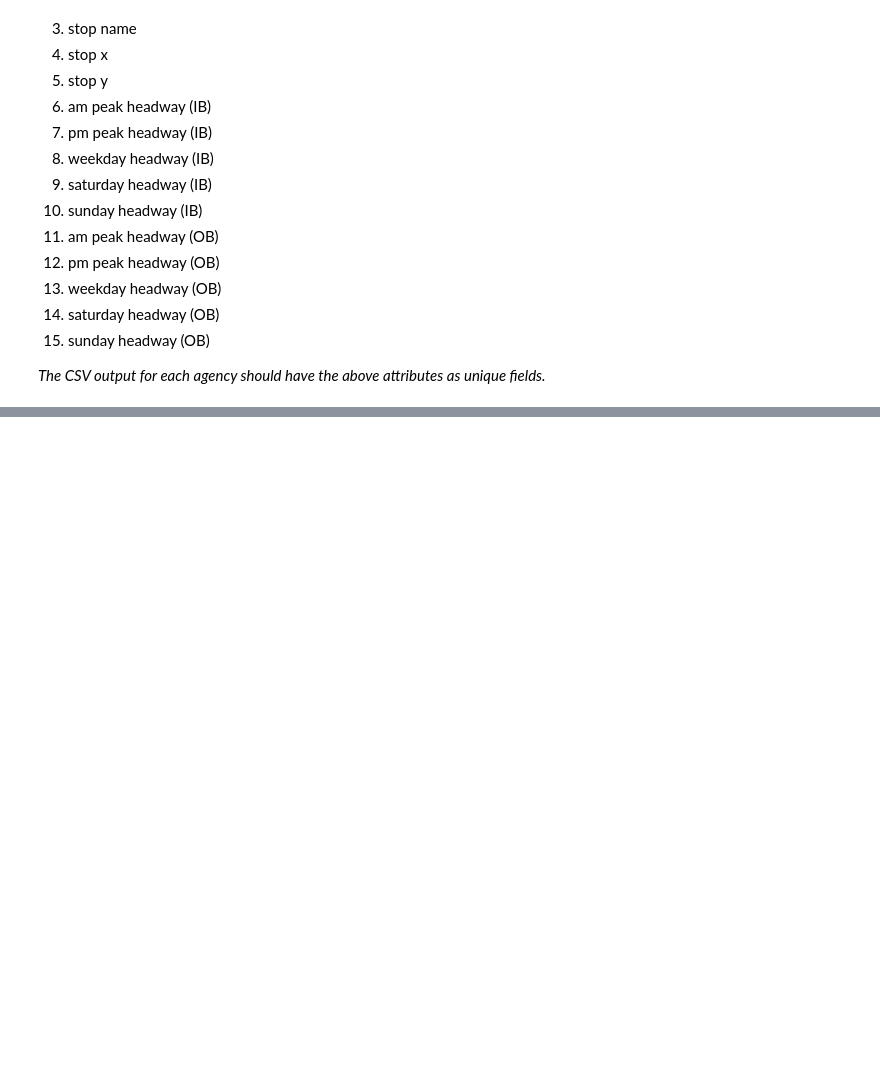
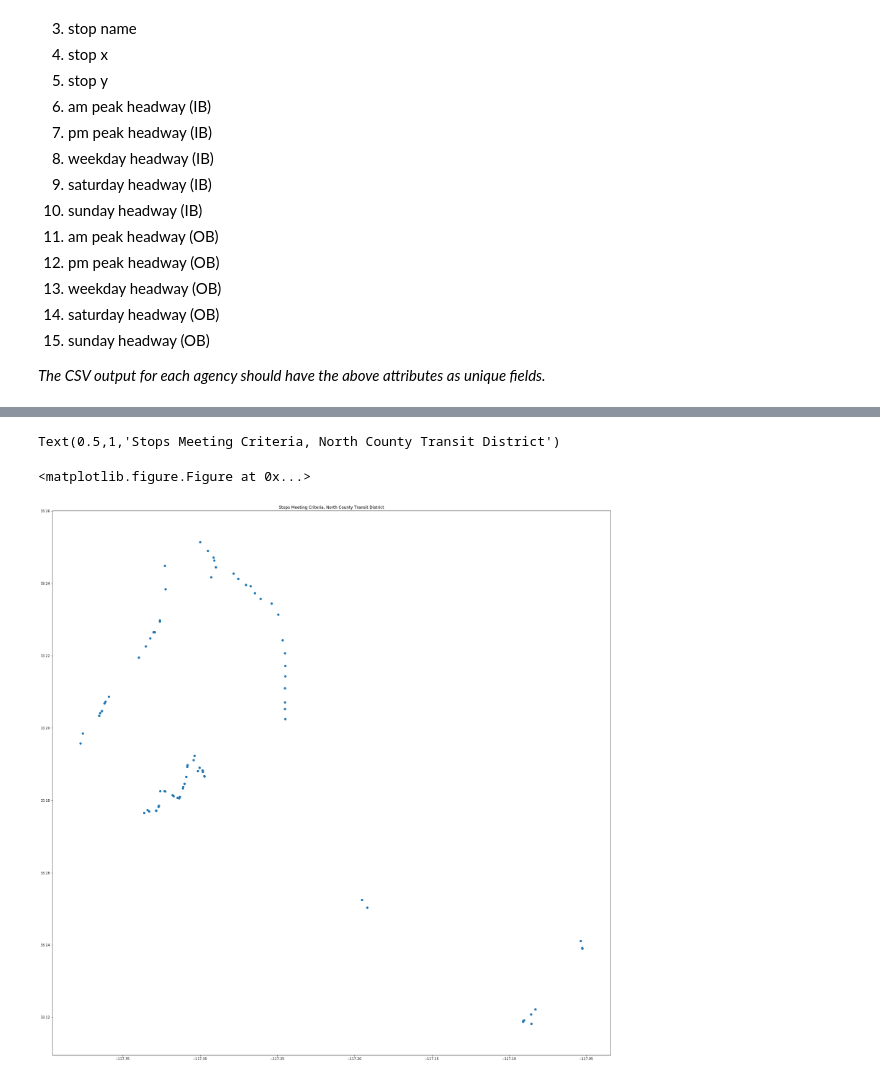
Before and after one commit to simonhochberg/eight-two-seven, a Jupyter notebook: SB 827 Headway Evaluator.ipynb, the cells around one changed output, grey strips where cells are left out. Cells and saved outputs as stored; diff of their text form; code cells hidden in the pictures; blank space fills up the shorter version.

```diff
--- a/SB 827 Headway Evaluator.ipynb
+++ b/SB 827 Headway Evaluator.ipynb
@@ -357,0 +585,14 @@ print(str(pct_ghost) + "% ghost stops")
+# %%
+# plot qualifying stops
+
+plt.clf()
+plt.figure(figsize=(30,30))
+plt.scatter(output[output['stop_scores'] == 5]['X'], output[output['stop_scores'] == 5]['Y'])
+#plt.legend(["0", "1", "2", "3", "4", "5"])
+
+scatter_title = "Stops Meeting Criteria, %s" %  agency_name
+plt.title(scatter_title)
+# %% [output]
+Text(0.5,1,'Stops Meeting Criteria, North County Transit District')
+<matplotlib.figure.Figure at 0x...>
+[figure, added]
```
Also changed, not shown: parts of 47 cells of this notebook.
